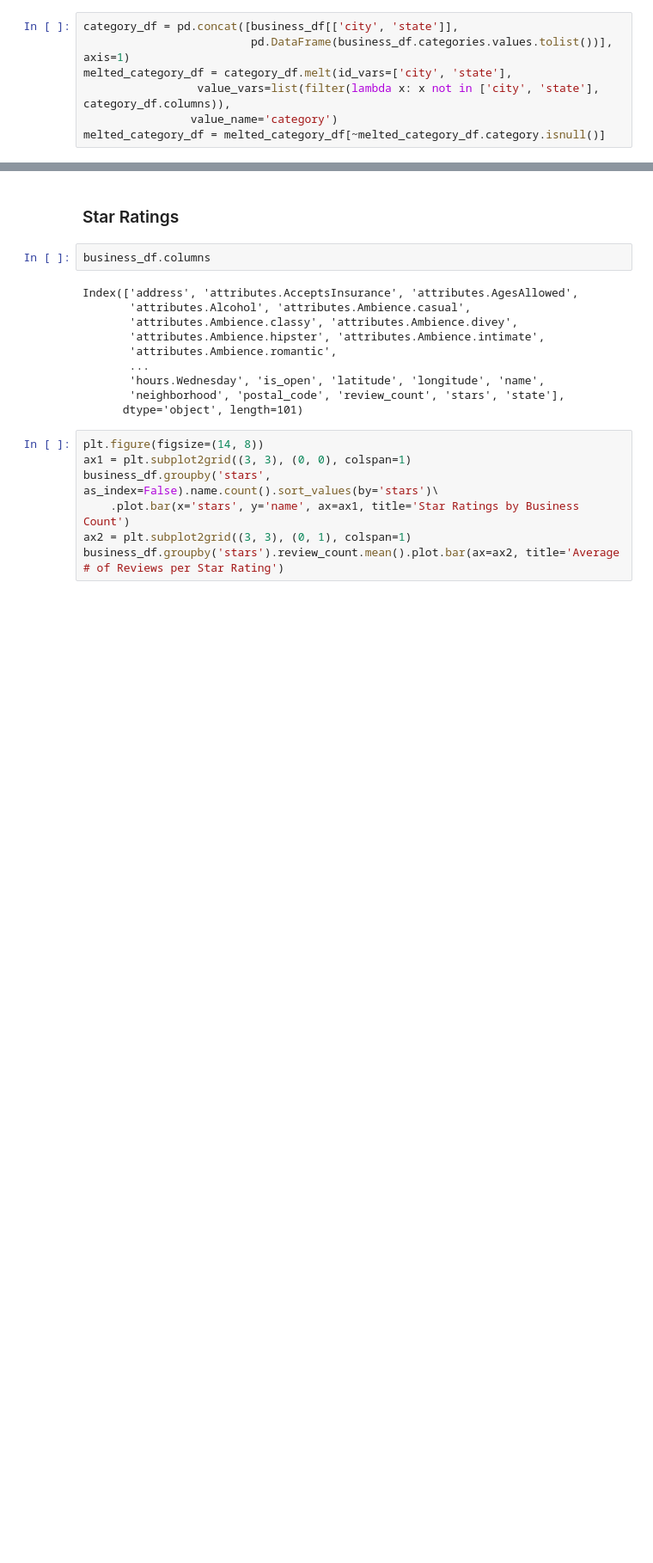
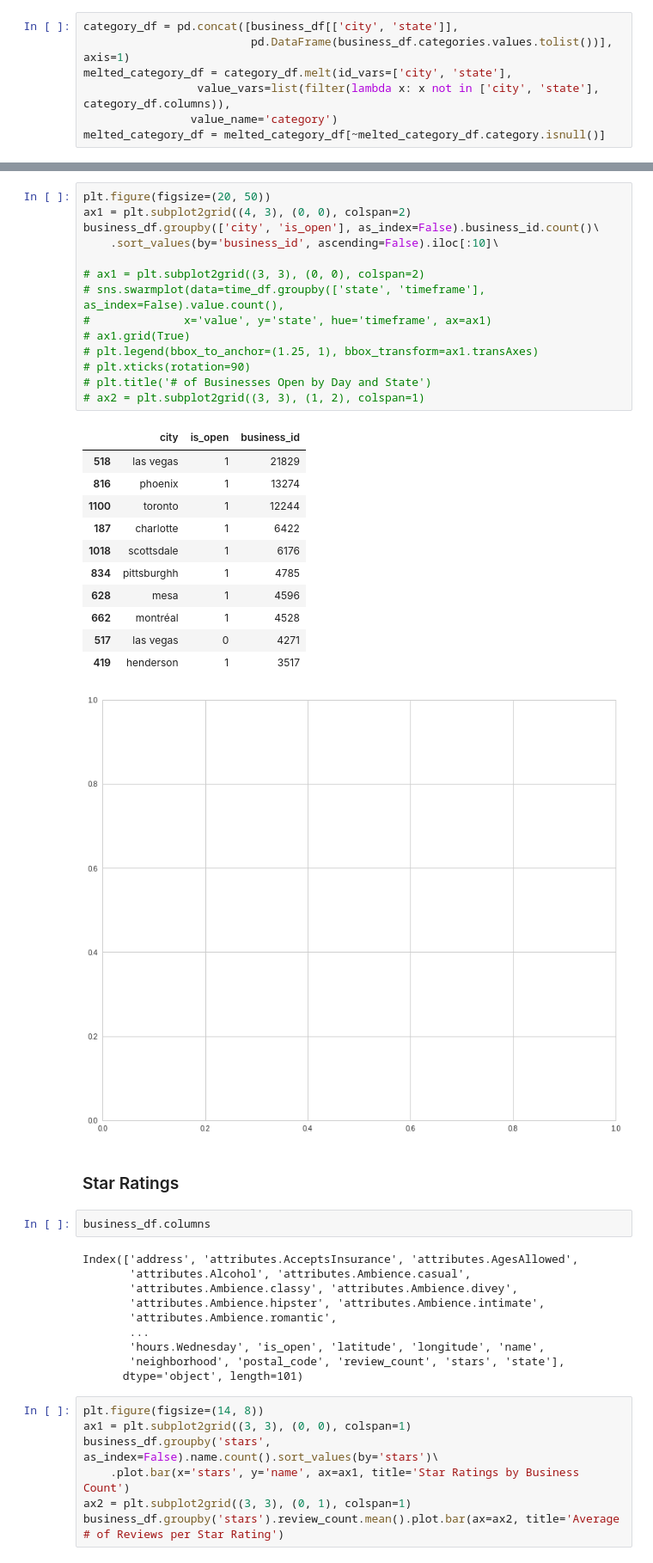
Before and after one commit to bljustice/yelp, a Jupyter notebook: yelp_eda.ipynb, the cells around one changed output, grey strips where cells are left out. Shown at 86% size. Cells and saved outputs as stored; diff of their text form; blank space fills up the shorter version.

Commit message:
Added multivariate plots to city and state portion

```diff
--- a/yelp_eda.ipynb
+++ b/yelp_eda.ipynb
@@ -142,6 +158,33 @@ melted_category_df.groupby('city').category.nunique().sort_values(ascending=Fals
 plt.subplots_adjust(hspace=1, wspace=.25)
 # %% [output]
 [figure]
+# %%
+plt.figure(figsize=(20, 50))
+ax1 = plt.subplot2grid((4, 3), (0, 0), colspan=2)
+business_df.groupby(['city', 'is_open'], as_index=False).business_id.count()\
+    .sort_values(by='business_id', ascending=False).iloc[:10]\
+
+# ax1 = plt.subplot2grid((3, 3), (0, 0), colspan=2)
+# sns.swarmplot(data=time_df.groupby(['state', 'timeframe'], as_index=False).value.count(),
+#              x='value', y='state', hue='timeframe', ax=ax1)
+# ax1.grid(True)
+# plt.legend(bbox_to_anchor=(1.25, 1), bbox_transform=ax1.transAxes)
+# plt.xticks(rotation=90)
+# plt.title('# of Businesses Open by Day and State')
+# ax2 = plt.subplot2grid((3, 3), (1, 2), colspan=1)
+# %% [output]
+|  | city | is_open | business_id |
+| 518 | las vegas | 1 | 21829 |
+| 816 | phoenix | 1 | 13274 |
+| 1100 | toronto | 1 | 12244 |
+| 187 | charlotte | 1 | 6422 |
+| 1018 | scottsdale | 1 | 6176 |
+| 834 | pittsburghh | 1 | 4785 |
+| 628 | mesa | 1 | 4596 |
+| 662 | montréal | 1 | 4528 |
+| 517 | las vegas | 0 | 4271 |
+| 419 | henderson | 1 | 3517 |
+[figure, added]
 # %% [markdown]
 ### Star Ratings
 # %%
```
Also changed, not shown: parts of 3 cells of this notebook.
